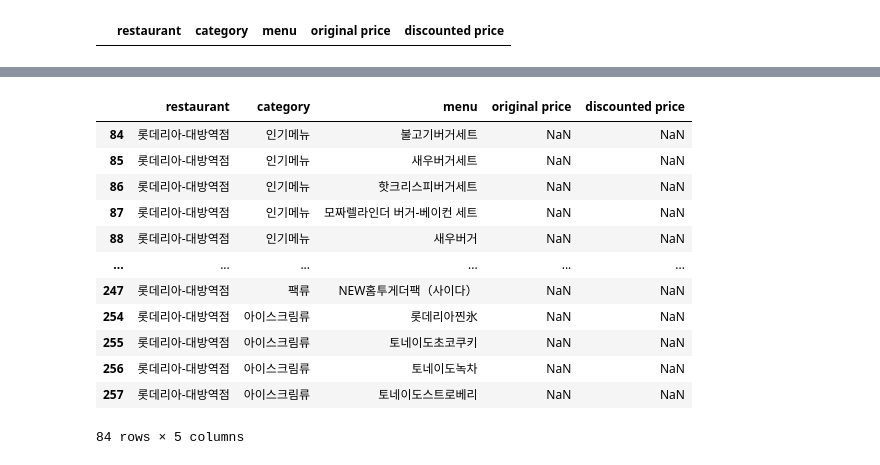
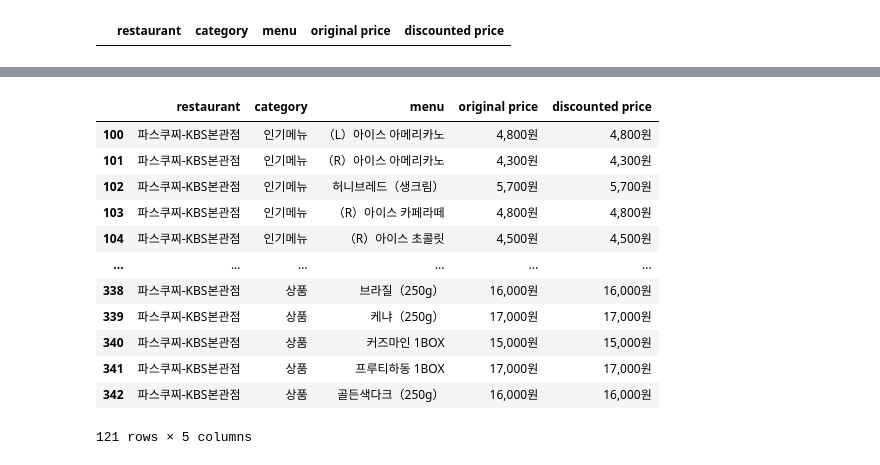
Before and after one commit to leemingo/Yogiyo, a Jupyter notebook: yogiyo crawling.ipynb, the cells around one changed output, grey strips where cells are left out. Drawn from its saved outputs; the diff is of its cells as text; code cells hidden in the pictures.

```diff
--- a/yogiyo crawling.ipynb
+++ b/yogiyo crawling.ipynb
@@ -77,6 +83,7 @@ for i in bs(driver.page_source, 'html.parser').find_all('div', {'class': 'panel
 # %%
-for i in bs(driver.page_source, 'html.parser').find_all('div', {'class': 'panel panel-default ng-scope'},
-                                                       'category in restaurant.menu'):
+count = 0
+for i in bs(driver.page_source, 'html.parser').find_all('div', {'class': 'panel panel-default ng-scope'}):
     for j in i.find_all('span', {'class': 'menu-name pull-left ng-binding pop-menu'}):
-        for k in i.find_all('div', {'class': menu})
+        count+=1
+print(count)
 # %% [output]
@@ -93,9 +91,22 @@ food_list.drop_duplicates(['restaurant', 'menu'])
 # %%
-#일반메뉴 추가(여기도 똑같을 것으로 예상)
+#일반 메뉴
+category = []
+menu = []
+original_price = []
+discounted_price = []
+name = bs(driver.page_source, 'html.parser').find('span', {'class': 'restaurant-name ng-binding'}).text
 for i in bs(driver.page_source, 'html.parser').find_all('div', {'class': 'panel panel-default ng-scope'},
-                                              'category in restaurant.menu'):
+                                                       'category in restaurant.menu'):
     for j in i.find_all('span', {'class': 'menu-name pull-left ng-binding'}):
         if j.text == 'Photo Menu Items': continue #photo menu 빼고
-        if '[요기서결제 시]' in j.text: continue #[요기서결제 시] 빼고
-        for k in i.find_all('div', {'class' : 'menu-name ng-binding'}):
-            food_list = food_list.append({'restaurant': name,'menu': k.text, 'category': j.text}, ignore_index = True)
+        if '[요기서결제 시]' in j.text: continue#[요기서결제 시] 빼고
+        for k in i.find_all('div', {'class': 'menu-name ng-binding'}):
+            category.append(j.text)
+            menu.append(k.text)
+        for l in i.find_all('span', {'ng-class':  "is_discount(item) ? 'text-strike' : ''"}):
+            original_price.append(l.text)
+        for m in i.find_all('span', {'ng-show': 'is_discount(item)'}):
+            discounted_price.append(m.text)
+temp = pd.DataFrame({'restaurant': name, 'category': category, 'menu': menu,'original price': original_price,
+                    'discounted price': discounted_price})
+food_list = food_list.append(temp, ignore_index = True)
@@ -167,19 +171,19 @@ food_list[food_list['restaurant'] == '셰플리-셰프의건강한한끼(영등
 # %%
-food_list[food_list['restaurant'] == '롯데리아-대방역점']
+food_list[food_list['restaurant'] == '파스쿠찌-KBS본관점']
 # %% [output]
 |  | restaurant | category | menu | original price | discounted price |
-| 84 | 롯데리아-대방역점 | 인기메뉴 | 불고기버거세트 | NaN | NaN |
-| 85 | 롯데리아-대방역점 | 인기메뉴 | 새우버거세트 | NaN | NaN |
-| 86 | 롯데리아-대방역점 | 인기메뉴 | 핫크리스피버거세트 | NaN | NaN |
-| 87 | 롯데리아-대방역점 | 인기메뉴 | 모짜렐라인더 버거-베이컨 세트 | NaN | NaN |
-| 88 | 롯데리아-대방역점 | 인기메뉴 | 새우버거 | NaN | NaN |
+| 100 | 파스쿠찌-KBS본관점 | 인기메뉴 | （L）아이스 아메리카노 | 4,800원 | 4,800원 |
+| 101 | 파스쿠찌-KBS본관점 | 인기메뉴 | （R）아이스 아메리카노 | 4,300원 | 4,300원 |
+| 102 | 파스쿠찌-KBS본관점 | 인기메뉴 | 허니브레드（생크림） | 5,700원 | 5,700원 |
+| 103 | 파스쿠찌-KBS본관점 | 인기메뉴 | （R）아이스 카페라떼 | 4,800원 | 4,800원 |
+| 104 | 파스쿠찌-KBS본관점 | 인기메뉴 | （R）아이스 초콜릿 | 4,500원 | 4,500원 |
 | ... | ... | ... | ... | ... | ... |
-| 247 | 롯데리아-대방역점 | 팩류 | NEW홈투게더팩（사이다） | NaN | NaN |
-| 254 | 롯데리아-대방역점 | 아이스크림류 | 롯데리아찐氷 | NaN | NaN |
-| 255 | 롯데리아-대방역점 | 아이스크림류 | 토네이도초코쿠키 | NaN | NaN |
-| 256 | 롯데리아-대방역점 | 아이스크림류 | 토네이도녹차 | NaN | NaN |
-| 257 | 롯데리아-대방역점 | 아이스크림류 | 토네이도스트로베리 | NaN | NaN |
+| 338 | 파스쿠찌-KBS본관점 | 상품 | 브라질（250g） | 16,000원 | 16,000원 |
+| 339 | 파스쿠찌-KBS본관점 | 상품 | 케냐（250g） | 17,000원 | 17,000원 |
+| 340 | 파스쿠찌-KBS본관점 | 상품 | 커즈마인 1BOX | 15,000원 | 15,000원 |
+| 341 | 파스쿠찌-KBS본관점 | 상품 | 프루티하동 1BOX | 17,000원 | 17,000원 |
+| 342 | 파스쿠찌-KBS본관점 | 상품 | 골든색다크（250g） | 16,000원 | 16,000원 |
-84 rows × 5 columns
+121 rows × 5 columns
 # %%
 #식당, 카테고리, 메뉴 이름만 우선
 food_list.to_csv('/Users/jayyoon/Desktop/exmaple.csv')
```
Also changed, not shown: parts of 12 cells of this notebook.
